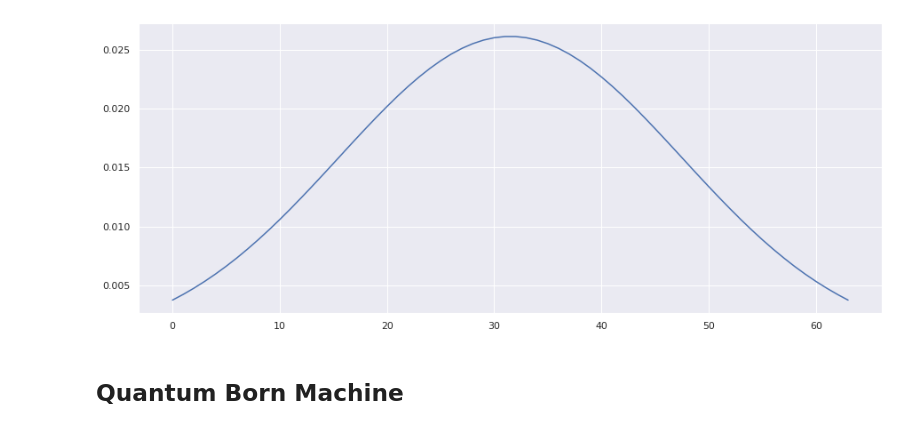
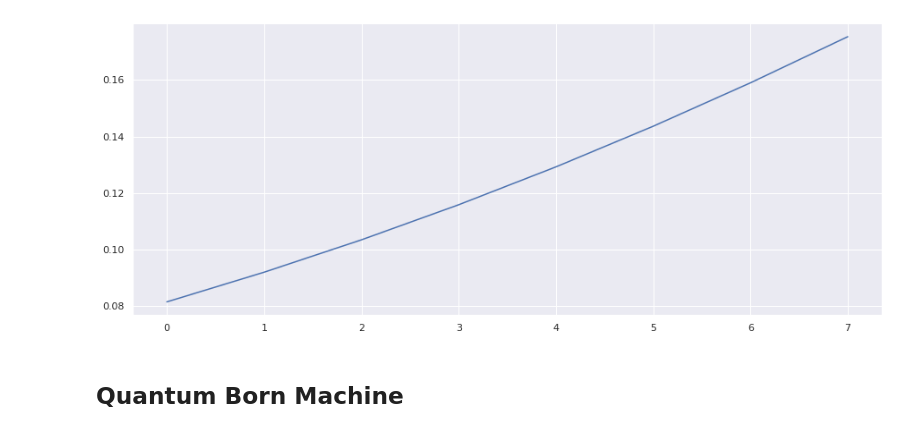
Before and after one commit to asakhnenko/EntangledSolutions, a Jupyter notebook: deep_learning/q_born_machine_qiskit.ipynb, the cells around one changed output. Saved outputs shown, nothing was run; the diff lists cells and outputs as text; code cells hidden in the pictures.

```diff
--- a/deep_learning/q_born_machine_qiskit.ipynb
+++ b/deep_learning/q_born_machine_qiskit.ipynb
@@ -18,24 +18,24 @@ sns.set(rc={'figure.figsize':(15, 6)})
 # %%
 def gaussian(n_qubits, mu, sigma):
     x = np.arange(2 ** n_qubits)
     probs = 1. / np.sqrt(2 * np.pi * sigma ** 2)
     probs *= np.exp(-(x - mu) ** 2 / (2. * sigma ** 2))
     return probs / probs.sum()
 
 def generate_pair(n_qubits):
     pairs = [(i, i + 1) for i in range(n_qubits - 1)]
     pairs.append((n_qubits - 1, 0))
     return pairs
 
-n_qubits = 6
+n_qubits = 3
 n_layers = 3
 
 data = gaussian(n_qubits, mu = 2 ** 5 - 0.5, sigma = 2 ** 4)
 
 plt.plot(data)
 plt.show()
 # %% [output]
-[figure, old version]
+[figure, new version]
 # %% [markdown]
 ## Quantum Born Machine
 # %%
```
Also changed, not shown: parts of 6 cells of this notebook.
